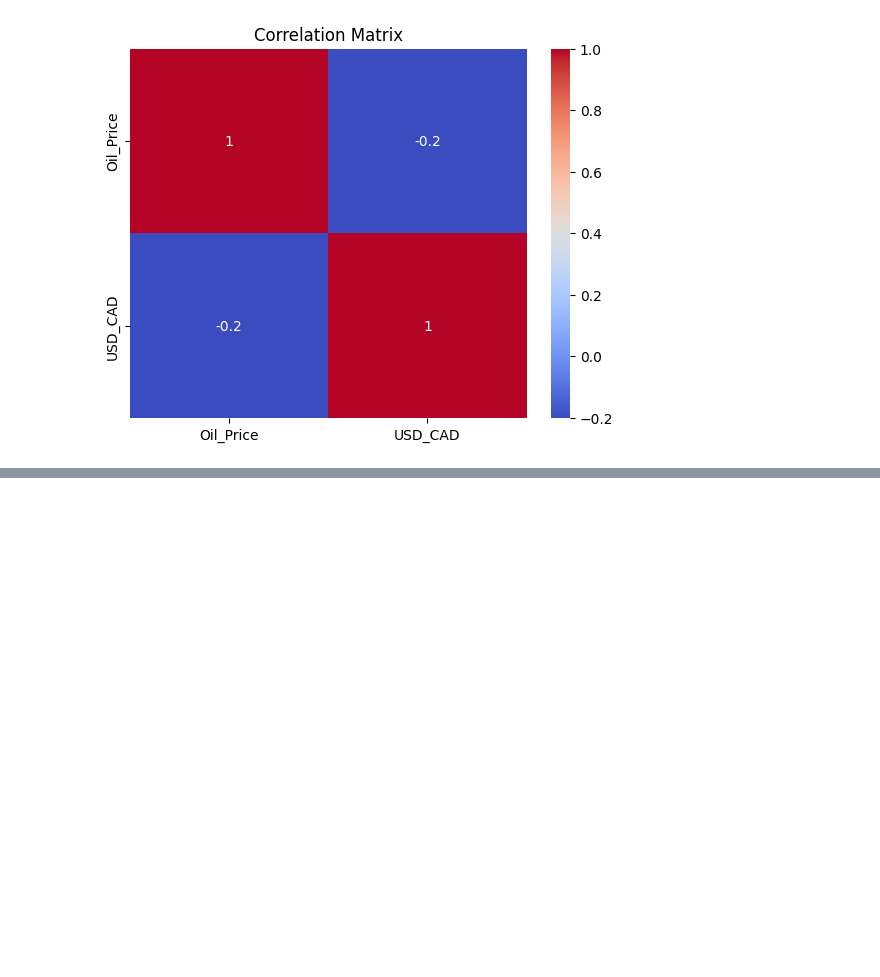
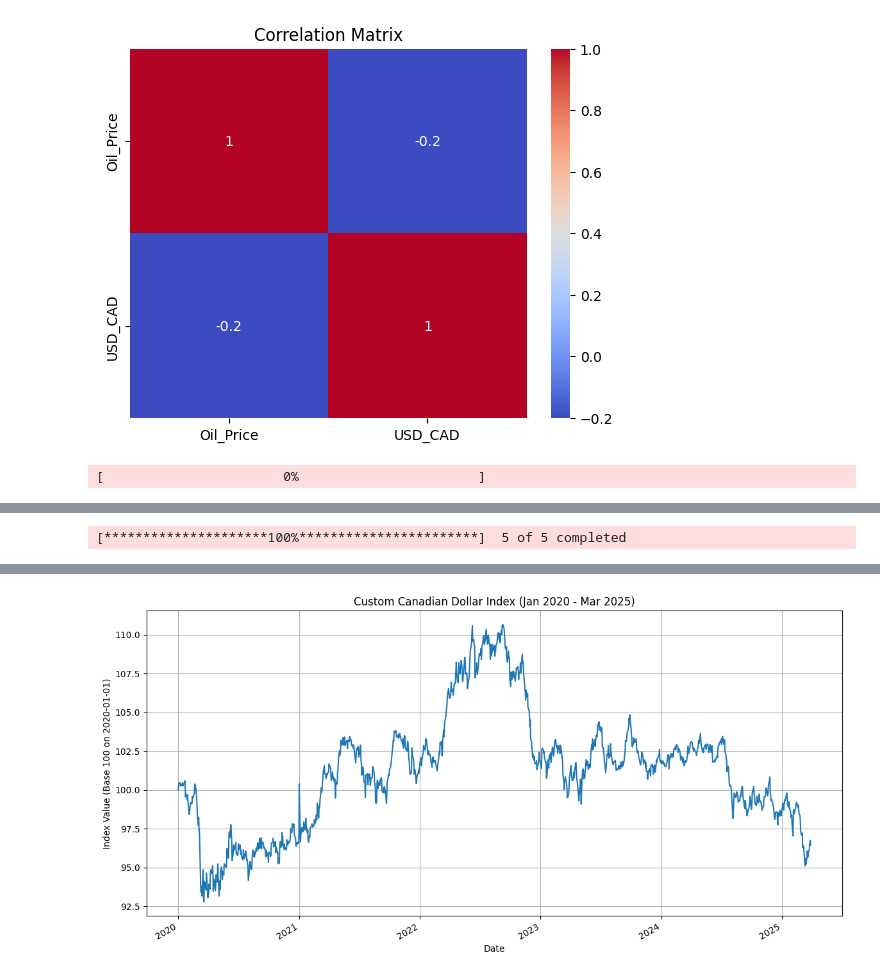
Before and after one commit to behathenimru/BehaShirshekarMRP, a Jupyter notebook: Beha_Shirshekar_MRP.ipynb, the cells around one changed output, grey strips where cells are left out. Saved outputs shown, nothing was run; the diff lists cells and outputs as text; code cells hidden in the pictures; blank space fills up the shorter version.

```diff
--- a/Beha_Shirshekar_MRP.ipynb
+++ b/Beha_Shirshekar_MRP.ipynb
@@ -541,3 +543,81 @@ plt.title('Correlation Matrix')
 plt.show()
 # %% [output]
 [figure]
+# %%
+import yfinance as yf
+import pandas as pd
+import matplotlib.pyplot as plt
+
+# --- 1. Define Parameters ---
+# Set the start and end dates for the data download.
+start_date = '2020-01-01'
+end_date = '2025-03-31'
+
+# Define the Yahoo Finance tickers for the currencies needed.
+tickers = [
+    'CADUSD=X',  # Canadian Dollar to USD
+    'EURUSD=X',  # Euro to USD
+    'GBPUSD=X',  # British Pound to USD
+    'JPYUSD=X',  # Japanese Yen to USD
+    'CHFUSD=X'   # Swiss Franc to USD
+]
+
+# --- 2. Download Exchange Rate Data ---
+# Fetch the 'Close' price for each ticker from Yahoo Finance.
+print("Downloading currency data...")
+# CORRECTED LINE: Changed 'Adj Close' to 'Close'
+fx_data = yf.download(tickers, start=start_date, end=end_date)['Close']
+
+# --- 3. Clean and Prepare Data ---
+# Forward-fill any missing values (e.g., for weekends/holidays).
+fx_data.fillna(method='ffill', inplace=True)
+
+# Rename columns for easier access.
+fx_data.rename(columns={
+    'CADUSD=X': 'CAD_USD',
+    'EURUSD=X': 'EUR_USD',
+    'GBPUSD=X': 'GBP_USD',
+    'JPYUSD=X': 'JPY_USD',
+    'CHFUSD=X': 'CHF_USD'
+}, inplace=True)
+
+print("Data downloaded and cleaned successfully.")
+
+# --- 4. Calculate CAD Cross-Currency Rates ---
+# Use the USD rates to calculate the value of CAD against other currencies.
+df = pd.DataFrame(index=fx_data.index)
+df['CAD_USD'] = fx_data['CAD_USD']
+df['CAD_EUR'] = fx_data['CAD_USD'] / fx_data['EUR_USD']
+df['CAD_GBP'] = fx_data['CAD_USD'] / fx_data['GBP_USD']
+df['CAD_JPY'] = fx_data['CAD_USD'] / fx_data['JPY_USD']
+df['CAD_CHF'] = fx_data['CAD_USD'] / fx_data['CHF_USD']
+
+# --- 5. Construct the CAD Index ---
+# Normalize each cross-rate series to a base of 1.0 on the start date.
+normalized_basket = df.div(df.iloc[0])
+
+# Define equal weights for our 5-currency basket.
+weights = [0.20, 0.20, 0.20, 0.20, 0.20]
+
+# Calculate the weighted geometric mean and scale it to start at 100.
+cad_index = 100 * (normalized_basket ** weights).prod(axis=1)
+
+# Create a final DataFrame for the index.
+cad_index_df = pd.DataFrame(cad_index, columns=['CAD_Index'])
+
+# --- 6. Display and Plot the Final Index ---
+print("\n--- Canadian Dollar Index (CAD Index) ---")
+print(cad_index_df.head())
+print("\n")
+print(cad_index_df.tail())
+
+# Plot the resulting index to visualize it.
+cad_index_df['CAD_Index'].plot(
+    title='Custom Canadian Dollar Index (Jan 2020 - Mar 2025)',
+    figsize=(14, 7),
+    grid=True
+)
+plt.ylabel('Index Value (Base 100 on 2020-01-01)')
+plt.show()
+# %% [output]
+[                       0%                       ]
@@ -543,0 +625 @@ plt.show()
+[*********************100%***********************]  5 of 5 completed
@@ -543,0 +645 @@ plt.show()
+[figure, added]
```
Also changed, not shown: parts of 6 cells of this notebook.
